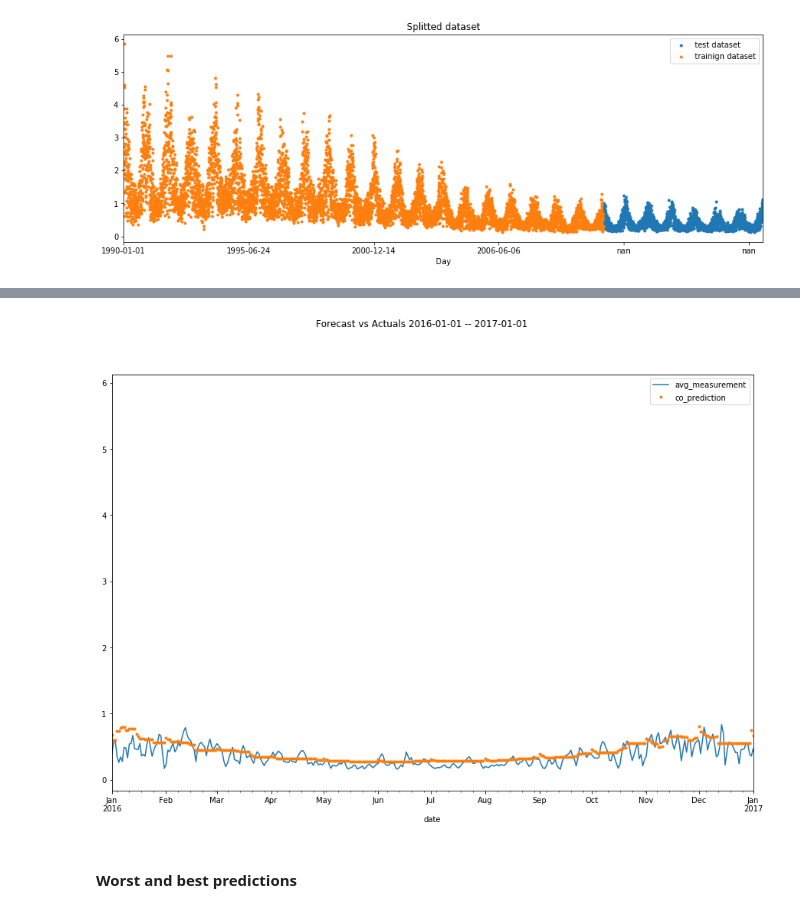
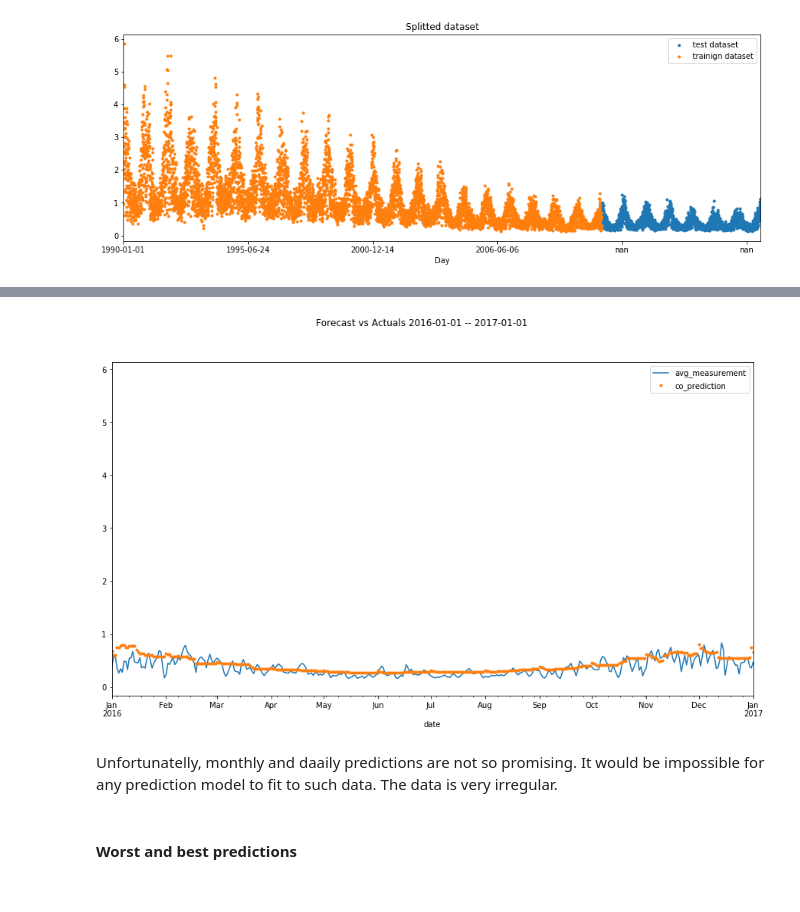
Before and after one commit to mwoss/timeseries-decision-trees, a Jupyter notebook: air_pollution_predictions.ipynb, the cells around one changed output, grey strips where cells are left out. Cells and saved outputs as stored; diff of their text form; code cells hidden in the pictures.

```diff
--- a/air_pollution_predictions.ipynb
+++ b/air_pollution_predictions.ipynb
@@ -334,14 +351,16 @@ plot = plt.suptitle('Forecast vs Actuals 2016-01-01 -- 2016-02-01')
 # %%
 f, ax = plt.subplots(1)
-f.set_figheight(10)
+f.set_figheight(8)
 f.set_figwidth(15)
 
 co_all_pred.set_index('date').sort_index().plot(ax=ax, style=['-','.'])
 
 ax.set_xbound(lower='2016-01-01', upper='2017-01-01')
 plot = plt.suptitle('Forecast vs Actuals 2016-01-01 -- 2017-01-01')
 # %% [output]
-[figure, old version]
+[figure, new version]
+# %% [markdown]
+Unfortunatelly, monthly and daaily predictions are not so promising. It would be impossible for any prediction model to fit to such data. The data is very irregular.
 # %% [markdown]
 #### Worst and best predictions
 # %%
```
Also changed, not shown: parts of 21 cells of this notebook, 1 other file.
